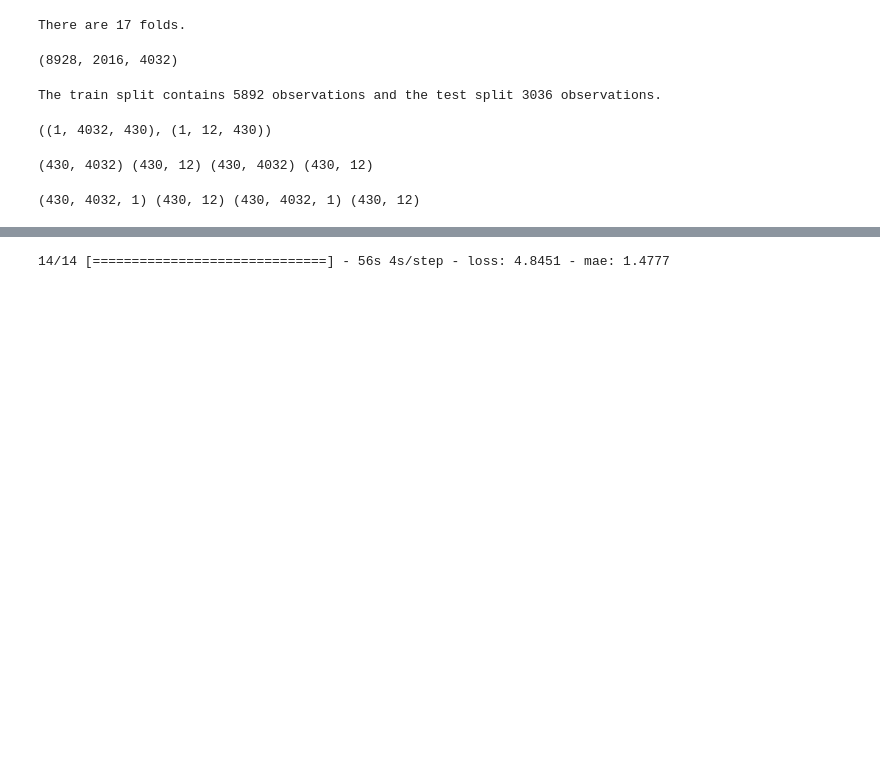
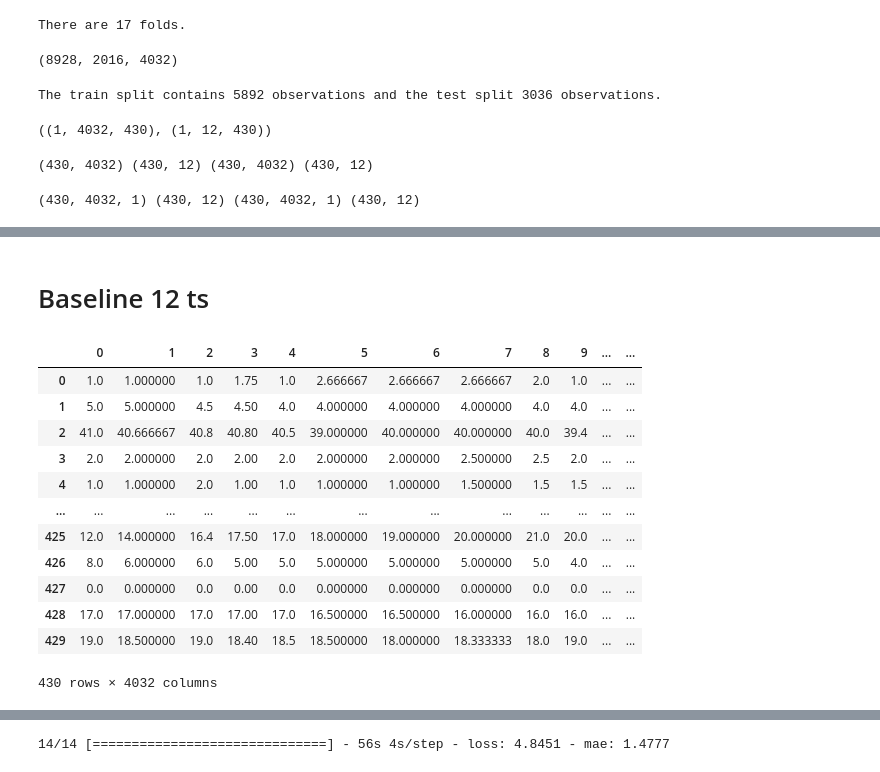
Before and after one commit to Arnaud-Tiago/Velov, a Jupyter notebook: RNN_vARO.ipynb, the cells around one changed output, grey strips where cells are left out. Cells and saved outputs as stored; diff of their text form; code cells hidden in the pictures; blank space fills up the shorter version.

Commit message:
adding the notebook with baseline over 12 timestamps, parameters of models having 50% less MAE than baseline, minor correction on model.py

```diff
--- a/RNN_vARO.ipynb
+++ b/RNN_vARO.ipynb
@@ -230 +210,19 @@ pd.DataFrame(X_train.reshape(430,4032))
 430 rows × 4032 columns
+# %% [markdown]
+# Baseline 12 ts
+# %%
+pd.DataFrame(X_test.reshape(430,4032))
+# %% [output]
+|  | 0 | 1 | 2 | 3 | 4 | 5 | 6 | 7 | 8 | 9 | ... | ... |
+| 0 | 1.0 | 1.000000 | 1.0 | 1.75 | 1.0 | 2.666667 | 2.666667 | 2.666667 | 2.0 | 1.0 | ... | ... |
+| 1 | 5.0 | 5.000000 | 4.5 | 4.50 | 4.0 | 4.000000 | 4.000000 | 4.000000 | 4.0 | 4.0 | ... | ... |
+| 2 | 41.0 | 40.666667 | 40.8 | 40.80 | 40.5 | 39.000000 | 40.000000 | 40.000000 | 40.0 | 39.4 | ... | ... |
+| 3 | 2.0 | 2.000000 | 2.0 | 2.00 | 2.0 | 2.000000 | 2.000000 | 2.500000 | 2.5 | 2.0 | ... | ... |
+| 4 | 1.0 | 1.000000 | 2.0 | 1.00 | 1.0 | 1.000000 | 1.000000 | 1.500000 | 1.5 | 1.5 | ... | ... |
+| ... | ... | ... | ... | ... | ... | ... | ... | ... | ... | ... | ... | ... |
+| 425 | 12.0 | 14.000000 | 16.4 | 17.50 | 17.0 | 18.000000 | 19.000000 | 20.000000 | 21.0 | 20.0 | ... | ... |
+| 426 | 8.0 | 6.000000 | 6.0 | 5.00 | 5.0 | 5.000000 | 5.000000 | 5.000000 | 5.0 | 4.0 | ... | ... |
+| 427 | 0.0 | 0.000000 | 0.0 | 0.00 | 0.0 | 0.000000 | 0.000000 | 0.000000 | 0.0 | 0.0 | ... | ... |
+| 428 | 17.0 | 17.000000 | 17.0 | 17.00 | 17.0 | 16.500000 | 16.500000 | 16.000000 | 16.0 | 16.0 | ... | ... |
+| 429 | 19.0 | 18.500000 | 19.0 | 18.40 | 18.5 | 18.500000 | 18.000000 | 18.333333 | 18.0 | 19.0 | ... | ... |
+430 rows × 4032 columns
```
Also changed, not shown: parts of 24 cells of this notebook, 1 other file.
